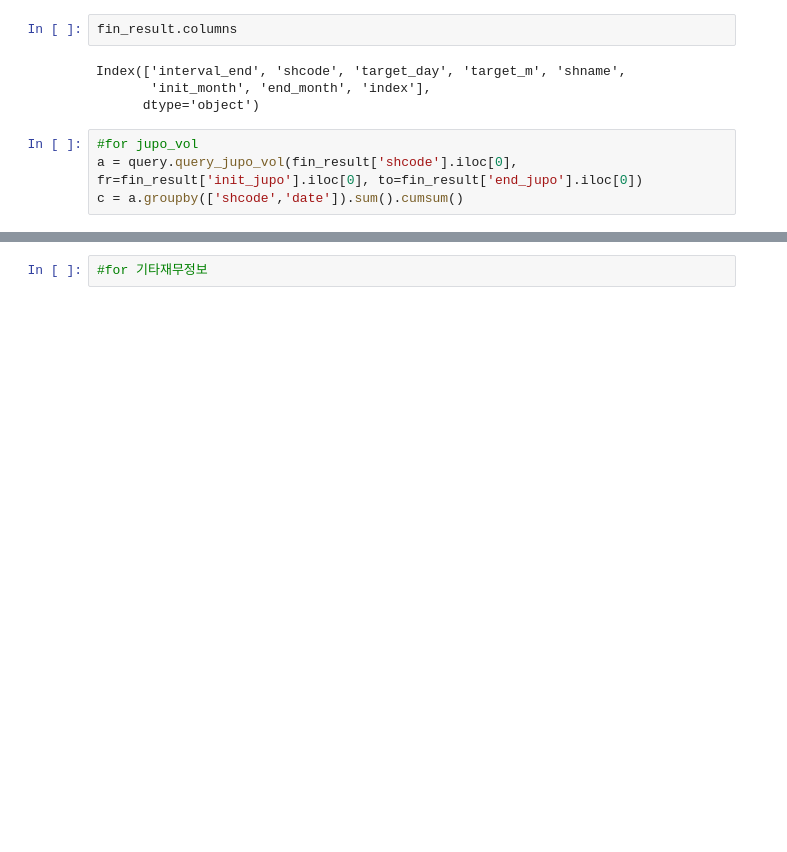
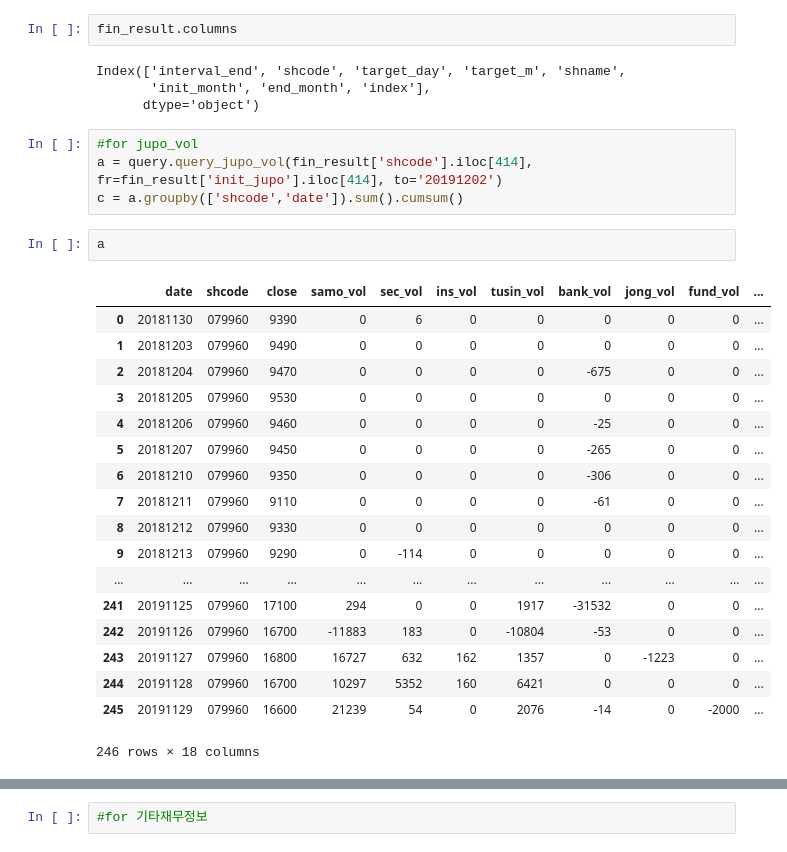
Before and after one commit to KIMJUNYOUNG0125/Strategy, a Jupyter notebook: 02-3.monitor_shcode_bf&af+uptm_v4.ipynb, the cells around one changed output, grey strips where cells are left out. Drawn from its saved outputs; the diff is of its cells as text; blank space fills up the shorter version.

```diff
--- a/02-3.monitor_shcode_bf&af+uptm_v4.ipynb
+++ b/02-3.monitor_shcode_bf&af+uptm_v4.ipynb
@@ -161,5 +123,26 @@ Index(['interval_end', 'shcode', 'target_day', 'target_m', 'shname',
       dtype='object')
 # %%
 #for jupo_vol
-a = query.query_jupo_vol(fin_result['shcode'].iloc[0], fr=fin_result['init_jupo'].iloc[0], to=fin_result['end_jupo'].iloc[0])
+a = query.query_jupo_vol(fin_result['shcode'].iloc[414], fr=fin_result['init_jupo'].iloc[414], to='20191202')
 c = a.groupby(['shcode','date']).sum().cumsum()
+# %%
+a
+# %% [output]
+|  | date | shcode | close | samo_vol | sec_vol | ins_vol | tusin_vol | bank_vol | jong_vol | fund_vol | ... |
+| 0 | 20181130 | 079960 | 9390 | 0 | 6 | 0 | 0 | 0 | 0 | 0 | ... |
+| 1 | 20181203 | 079960 | 9490 | 0 | 0 | 0 | 0 | 0 | 0 | 0 | ... |
+| 2 | 20181204 | 079960 | 9470 | 0 | 0 | 0 | 0 | -675 | 0 | 0 | ... |
+| 3 | 20181205 | 079960 | 9530 | 0 | 0 | 0 | 0 | 0 | 0 | 0 | ... |
+| 4 | 20181206 | 079960 | 9460 | 0 | 0 | 0 | 0 | -25 | 0 | 0 | ... |
+| 5 | 20181207 | 079960 | 9450 | 0 | 0 | 0 | 0 | -265 | 0 | 0 | ... |
+| 6 | 20181210 | 079960 | 9350 | 0 | 0 | 0 | 0 | -306 | 0 | 0 | ... |
+| 7 | 20181211 | 079960 | 9110 | 0 | 0 | 0 | 0 | -61 | 0 | 0 | ... |
+| 8 | 20181212 | 079960 | 9330 | 0 | 0 | 0 | 0 | 0 | 0 | 0 | ... |
+| 9 | 20181213 | 079960 | 9290 | 0 | -114 | 0 | 0 | 0 | 0 | 0 | ... |
+| ... | ... | ... | ... | ... | ... | ... | ... | ... | ... | ... | ... |
+| 241 | 20191125 | 079960 | 17100 | 294 | 0 | 0 | 1917 | -31532 | 0 | 0 | ... |
+| 242 | 20191126 | 079960 | 16700 | -11883 | 183 | 0 | -10804 | -53 | 0 | 0 | ... |
+| 243 | 20191127 | 079960 | 16800 | 16727 | 632 | 162 | 1357 | 0 | -1223 | 0 | ... |
+| 244 | 20191128 | 079960 | 16700 | 10297 | 5352 | 160 | 6421 | 0 | 0 | 0 | ... |
+| 245 | 20191129 | 079960 | 16600 | 21239 | 54 | 0 | 2076 | -14 | 0 | -2000 | ... |
+246 rows × 18 columns
```
Also changed, not shown: parts of 13 cells of this notebook, 2 other files.
